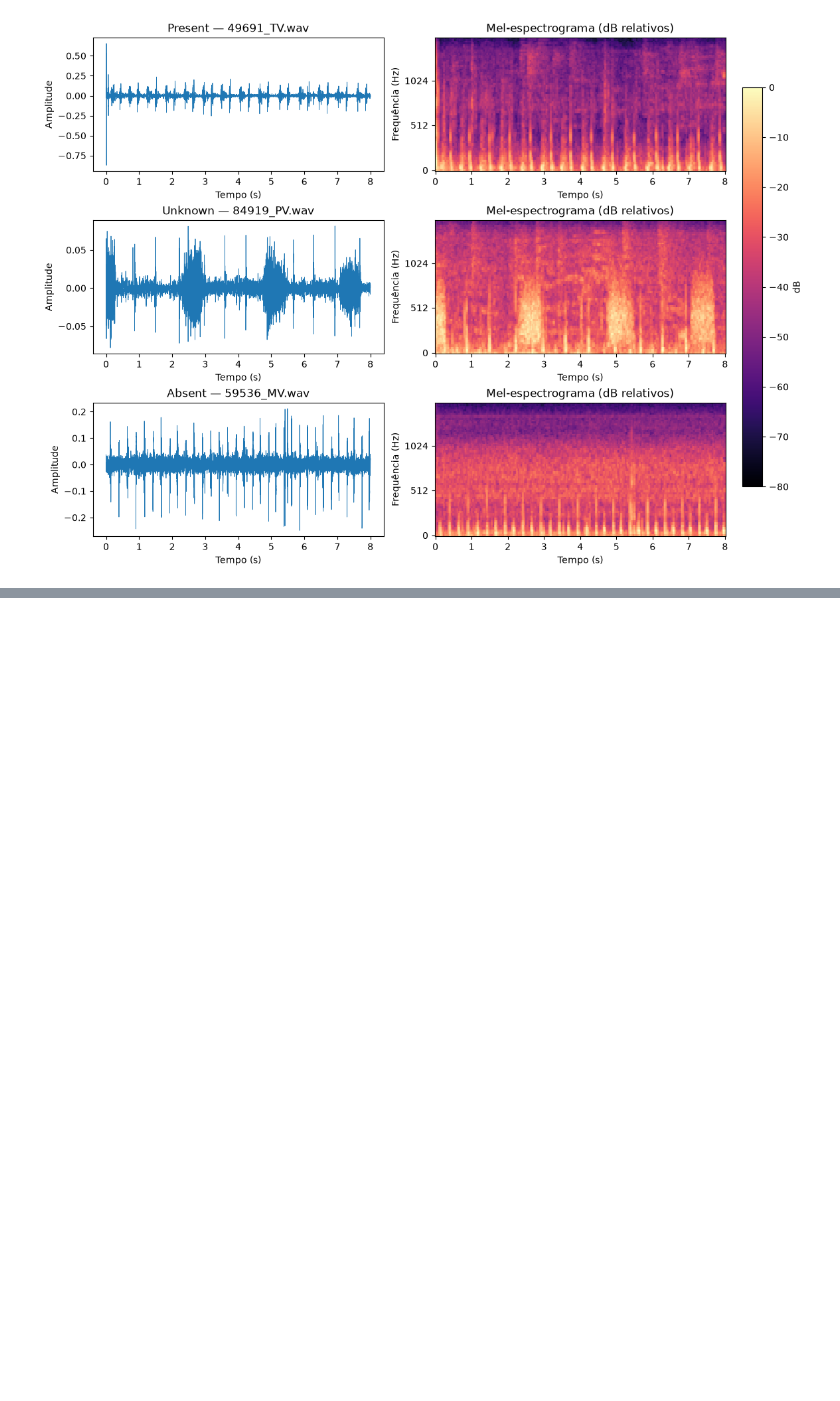
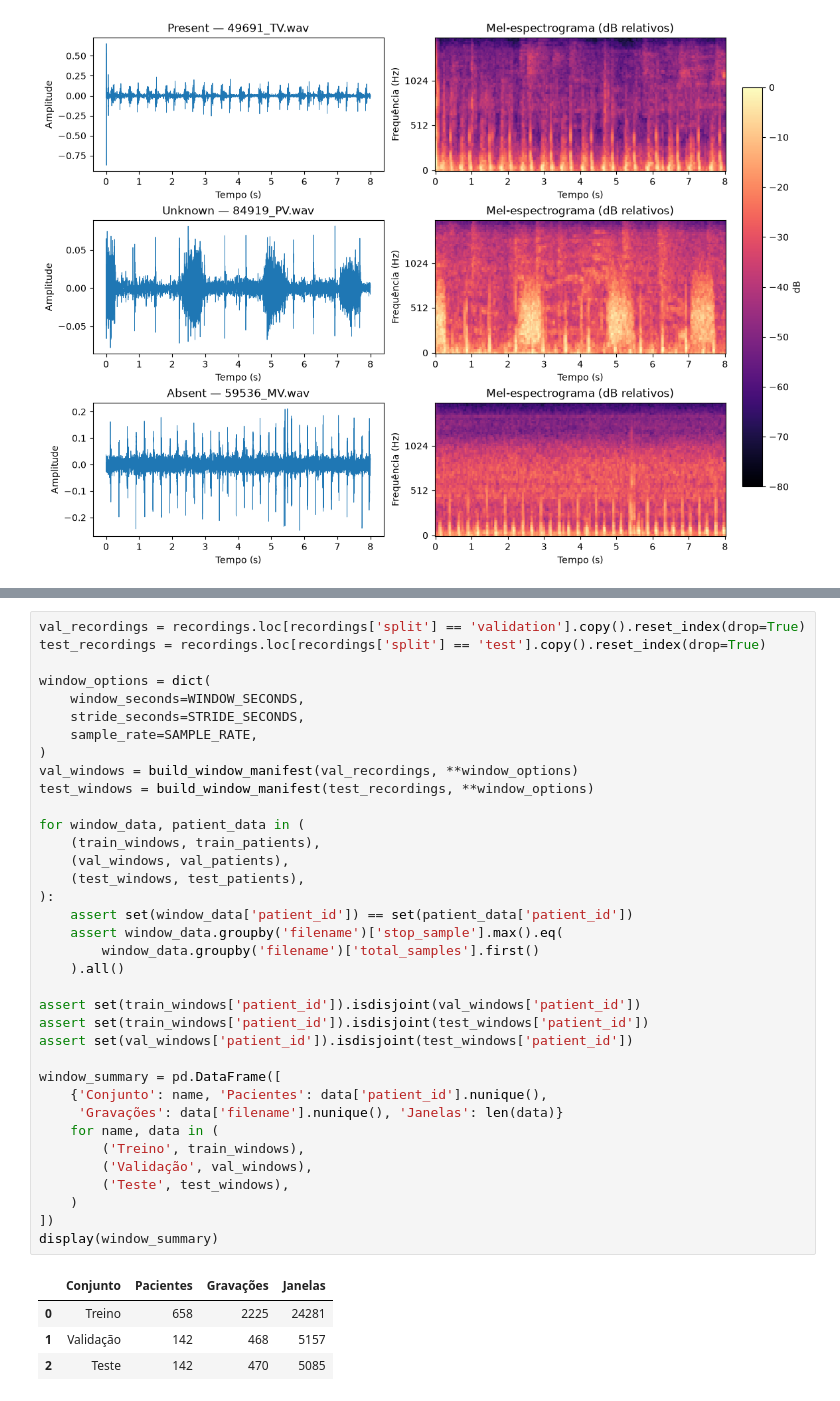
Before and after one commit to afonsogsdantos/Heart-Murmur-Classification, a Jupyter notebook: Heart_Murmur_Classification.ipynb, the cells around one changed output, grey strips where cells are left out. Saved outputs shown, nothing was run; the diff lists cells and outputs as text; blank space fills up the shorter version.

```diff
--- a/Heart_Murmur_Classification.ipynb
+++ b/Heart_Murmur_Classification.ipynb
@@ -285,0 +356,41 @@ Na próxima fase, definiremos o pré-processamento e a construção dos exemplos
+# %%
+val_recordings = recordings.loc[recordings['split'] == 'validation'].copy().reset_index(drop=True)
+test_recordings = recordings.loc[recordings['split'] == 'test'].copy().reset_index(drop=True)
+
+window_options = dict(
+    window_seconds=WINDOW_SECONDS,
+    stride_seconds=STRIDE_SECONDS,
+    sample_rate=SAMPLE_RATE,
+)
+val_windows = build_window_manifest(val_recordings, **window_options)
+test_windows = build_window_manifest(test_recordings, **window_options)
+
+for window_data, patient_data in (
+    (train_windows, train_patients),
+    (val_windows, val_patients),
+    (test_windows, test_patients),
+):
+    assert set(window_data['patient_id']) == set(patient_data['patient_id'])
+    assert window_data.groupby('filename')['stop_sample'].max().eq(
+        window_data.groupby('filename')['total_samples'].first()
+    ).all()
+
+assert set(train_windows['patient_id']).isdisjoint(val_windows['patient_id'])
+assert set(train_windows['patient_id']).isdisjoint(test_windows['patient_id'])
+assert set(val_windows['patient_id']).isdisjoint(test_windows['patient_id'])
+
+window_summary = pd.DataFrame([
+    {'Conjunto': name, 'Pacientes': data['patient_id'].nunique(),
+     'Gravações': data['filename'].nunique(), 'Janelas': len(data)}
+    for name, data in (
+        ('Treino', train_windows),
+        ('Validação', val_windows),
+        ('Teste', test_windows),
+    )
+])
+display(window_summary)
+# %% [output]
+|  | Conjunto | Pacientes | Gravações | Janelas |
+| 0 | Treino | 658 | 2225 | 24281 |
+| 1 | Validação | 142 | 468 | 5157 |
+| 2 | Teste | 142 | 470 | 5085 |
```
Also changed, not shown: parts of 31 cells of this notebook, 1 other file.
